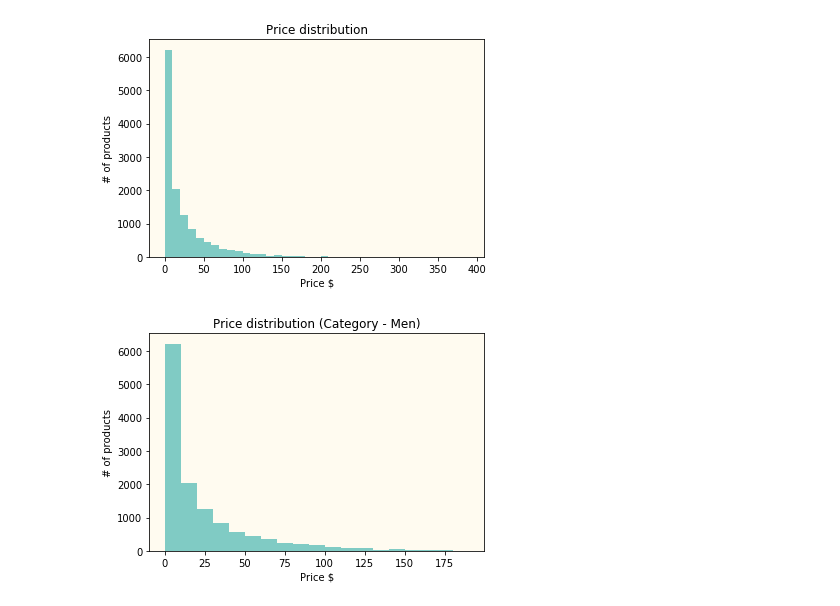
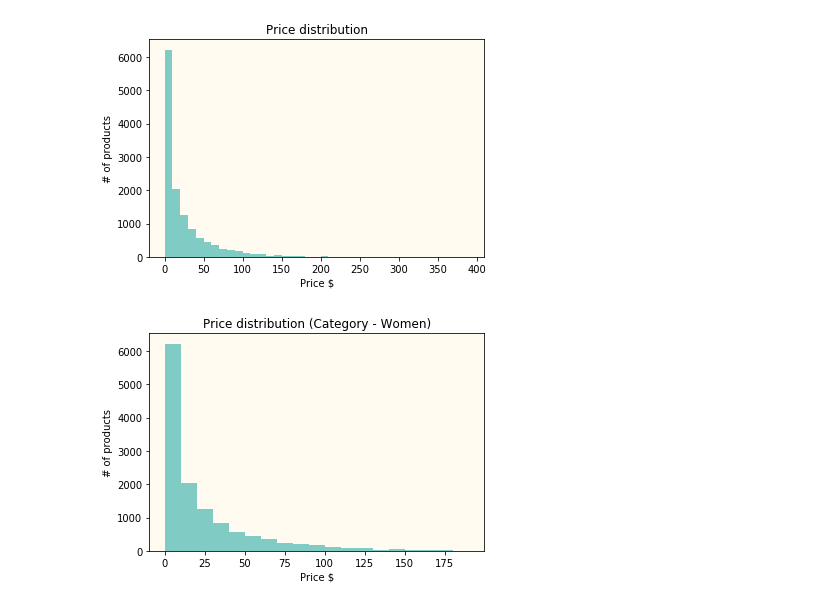
Before and after one commit to DSE-capstone-sharknado/exploratory-data-analysis, a Jupyter notebook: Exploratory-Full Data.ipynb, the cells around one changed output. Saved outputs shown, nothing was run; the diff lists cells and outputs as text; code cells hidden in the pictures.

```diff
--- a/Exploratory-Full Data.ipynb
+++ b/Exploratory-Full Data.ipynb
@@ -382,20 +187,17 @@ plt.show()
 # %% [output]
 [figure]
 # %%
-# df_meta[df_meta['category_flag']== 'Men'][['price2']].hist(bins = range(0,200,10))
-
-
 ax = df_meta[['price2']]\
       .plot(kind = 'hist',bins=range(0,200,10),\
-       title = 'Price distribution (Category - Men)'\
+       title = 'Price distribution (Category - Women)'\
        ,facecolor='#80cbc4', legend = False)
 
 
 ax.set_xlabel('Price $')
 ax.set_ylabel('# of products')
 ax.set_facecolor('#fffbf0')
 
 
 plt.show()
 # %% [output]
-[figure, old version]
+[figure, new version]
```
Also changed, not shown: parts of 39 cells of this notebook.
